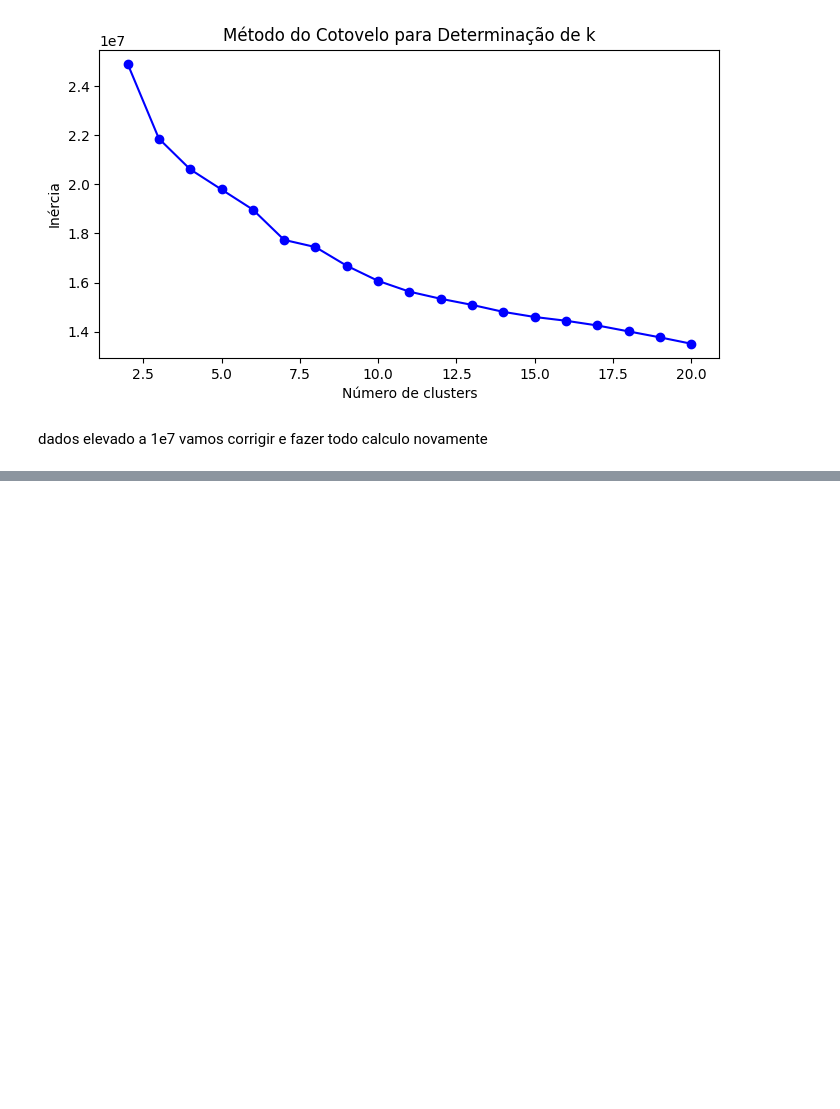
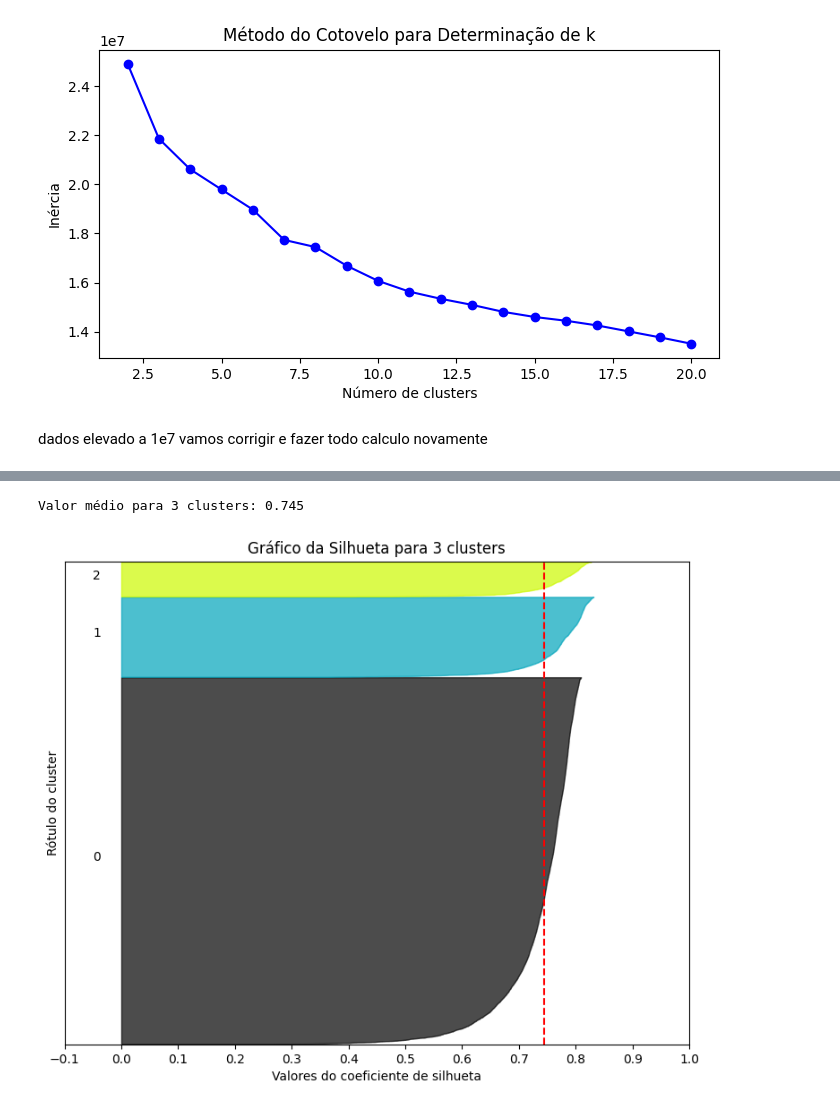
Before and after one commit to Cr0l3y/ML_Unsupervised, a Jupyter notebook: projeto.ipynb, the cells around one changed output, grey strips where cells are left out. Drawn from its saved outputs; the diff is of its cells as text; code cells hidden in the pictures; blank space fills up the shorter version.

```diff
--- a/projeto.ipynb
+++ b/projeto.ipynb
@@ -219,0 +234,7 @@ dados elevado a 1e7 vamos corrigir e fazer todo calculo novamente
+# %%
+#Normalizando os dados para mudar a magnetude dos dados minmasxscale
+from sklearn.preprocessing import MinMaxScaler
+
+scaler = MinMaxScaler()
+dados_escalados = scaler.fit_transform(dados)
+dados_escalados
@@ -219,0 +255,4 @@ dados elevado a 1e7 vamos corrigir e fazer todo calculo novamente
+# %%
+#Transformar para dataframe
+dados_escalados = pd.DataFrame(dados_escalados, columns=dados.columns)
+dados_escalados.describe()
@@ -219,0 +303,6 @@ dados elevado a 1e7 vamos corrigir e fazer todo calculo novamente
+# %%
+#Verificar a distribuição do cluster =3
+graf_silhueta(3, dados_escalados)
+# %% [output]
+Valor médio para 3 clusters: 0.745
+[figure, added]
```
Also changed, not shown: parts of 9 cells of this notebook, 2 other files.
